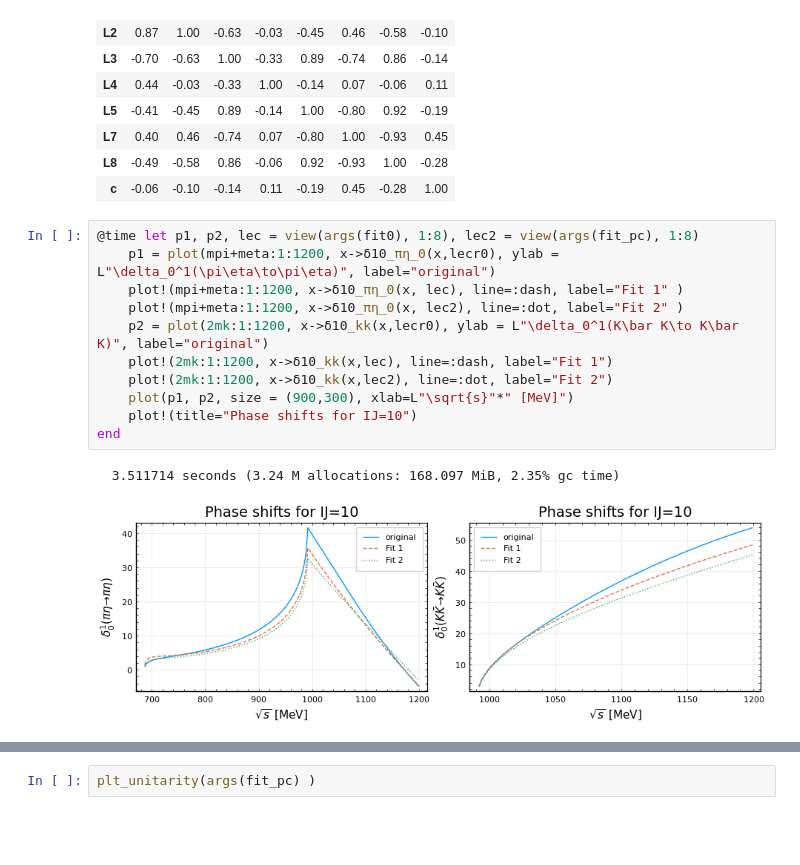
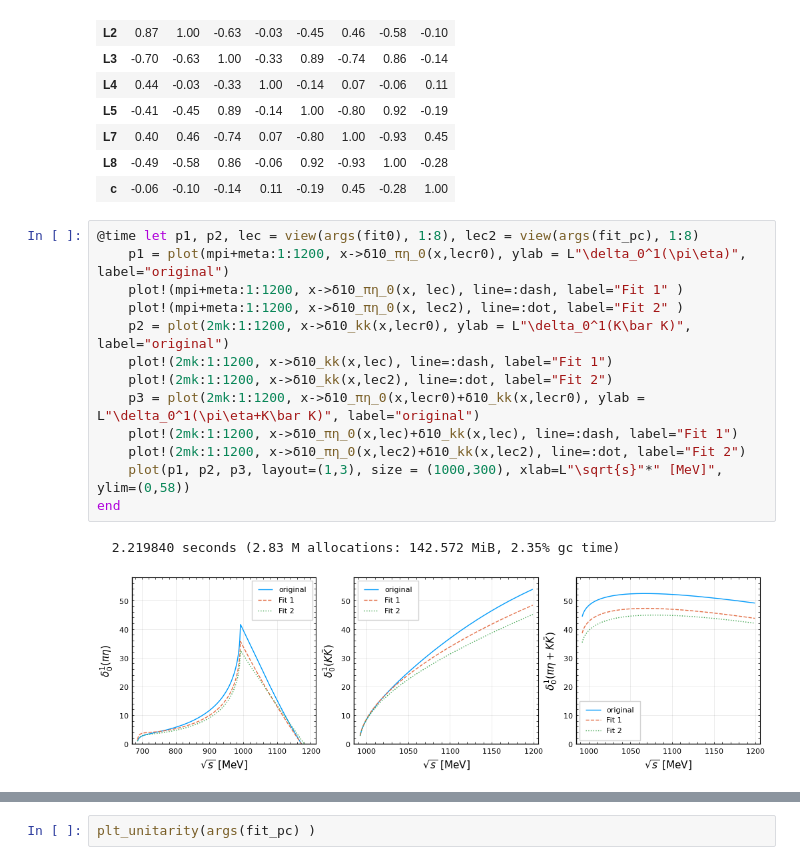
Before and after one commit to linqiu15/IAMfit, a Jupyter notebook: iamfit.ipynb, the cells around one changed output, grey strips where cells are left out. Cells and saved outputs as stored; diff of their text form; blank space fills up the shorter version.

Commit message:
pieta and KKbar phase shifts in the IJ=10 channel

```diff
--- a/iamfit.ipynb
+++ b/iamfit.ipynb
@@ -836,18 +836,20 @@ matrix(fit_pc, corrletion=true)
 | c | -0.06 | -0.10 | -0.14 | 0.11 | -0.19 | 0.45 | -0.28 | 1.00 |
 # %%
 @time let p1, p2, lec = view(args(fit0), 1:8), lec2 = view(args(fit_pc), 1:8)
-    p1 = plot(mpi+meta:1:1200, x->δ10_πη_0(x,lecr0), ylab = L"\delta_0^1(\pi\eta\to\pi\eta)", label="original")
+    p1 = plot(mpi+meta:1:1200, x->δ10_πη_0(x,lecr0), ylab = L"\delta_0^1(\pi\eta)", label="original")
     plot!(mpi+meta:1:1200, x->δ10_πη_0(x, lec), line=:dash, label="Fit 1" )
     plot!(mpi+meta:1:1200, x->δ10_πη_0(x, lec2), line=:dot, label="Fit 2" )
-    p2 = plot(2mk:1:1200, x->δ10_kk(x,lecr0), ylab = L"\delta_0^1(K\bar K\to K\bar K)", label="original")
+    p2 = plot(2mk:1:1200, x->δ10_kk(x,lecr0), ylab = L"\delta_0^1(K\bar K)", label="original")
     plot!(2mk:1:1200, x->δ10_kk(x,lec), line=:dash, label="Fit 1")
     plot!(2mk:1:1200, x->δ10_kk(x,lec2), line=:dot, label="Fit 2")
-    plot(p1, p2, size = (900,300), xlab=L"\sqrt{s}"*" [MeV]")
-    plot!(title="Phase shifts for IJ=10")
+    p3 = plot(2mk:1:1200, x->δ10_πη_0(x,lecr0)+δ10_kk(x,lecr0), ylab = L"\delta_0^1(\pi\eta+K\bar K)", label="original")
+    plot!(2mk:1:1200, x->δ10_πη_0(x,lec)+δ10_kk(x,lec), line=:dash, label="Fit 1")
+    plot!(2mk:1:1200, x->δ10_πη_0(x,lec2)+δ10_kk(x,lec2), line=:dot, label="Fit 2")
+    plot(p1, p2, p3, layout=(1,3), size = (1000,300), xlab=L"\sqrt{s}"*" [MeV]", ylim=(0,58))
 end
 # %% [output]
-  3.511714 seconds (3.24 M allocations: 168.097 MiB, 2.35% gc time)
+  2.219840 seconds (2.83 M allocations: 142.572 MiB, 2.35% gc time)
-[figure, old version]
+[figure, new version]
 # %% [markdown]
 The above phase shifts are different from those in the following two papers:
 
```
